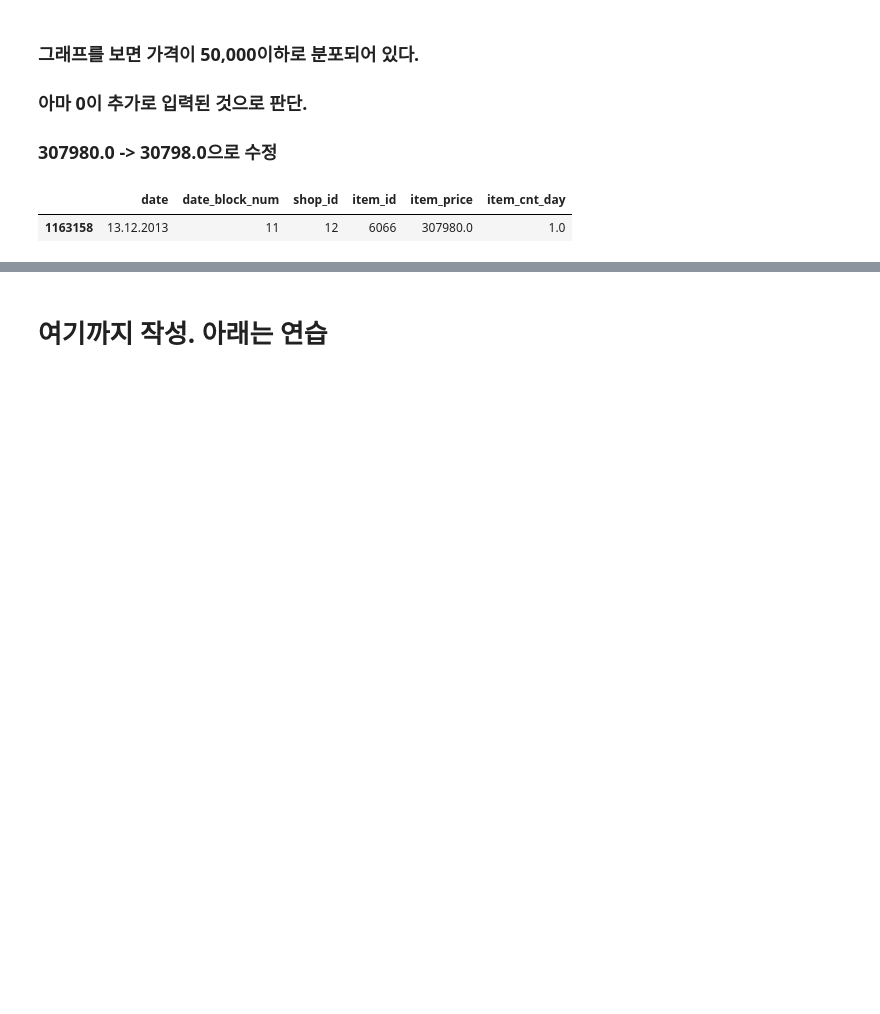
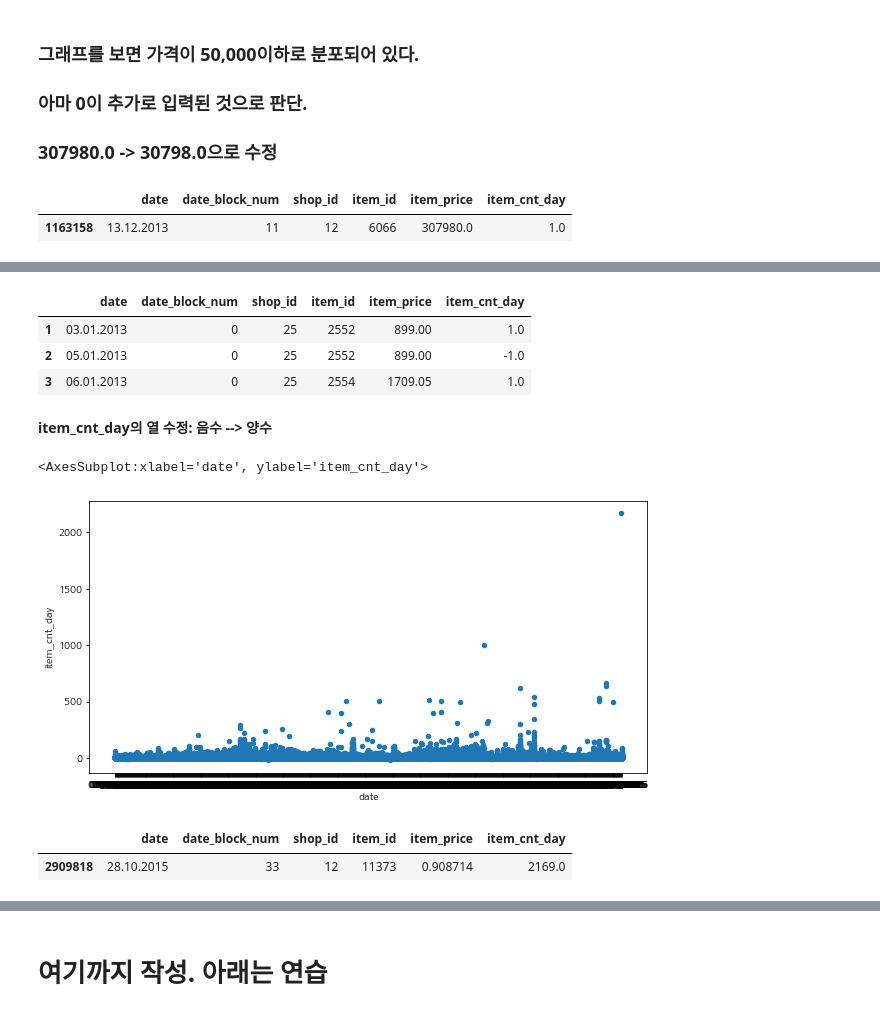
Before and after one commit to Shinest-changwon/AIFFEL_1st_Hackathon, a Jupyter notebook: 2.code/8조_해커톤_210208.ipynb, the cells around one changed output, grey strips where cells are left out. Drawn from its saved outputs; the diff is of its cells as text; code cells hidden in the pictures; blank space fills up the shorter version.

```diff
--- a/2.code/8조_해커톤_210208.ipynb
+++ b/2.code/8조_해커톤_210208.ipynb
@@ -281,0 +429,12 @@ train.iloc[1163158:1163159, :]
+# %%
+# 2번 데이터 앞뒤 데이터 함께 보기
+# 1번과 'shop_id', 'item_id' 같지만 (당연하지만 'item_price' 같다) 'item_cnt_day'는 -1이다.
+# >> -1을 1로 변경해야 한다!
+train.iloc[1:4,:]
+# %% [output]
+|  | date | date_block_num | shop_id | item_id | item_price | item_cnt_day |
+| 1 | 03.01.2013 | 0 | 25 | 2552 | 899.00 | 1.0 |
+| 2 | 05.01.2013 | 0 | 25 | 2552 | 899.00 | -1.0 |
+| 3 | 06.01.2013 | 0 | 25 | 2554 | 1709.05 | 1.0 |
+# %% [markdown]
+**item_cnt_day의 열 수정: 음수 --> 양수**
@@ -281,0 +451,10 @@ train.iloc[1163158:1163159, :]
+# %%
+train.plot(kind='scatter', x='date', y='item_cnt_day')
+# %% [output]
+<AxesSubplot:xlabel='date', ylabel='item_cnt_day'>
+[figure, added]
+# %%
+train[train['item_cnt_day']>2000]
+# %% [output]
+|  | date | date_block_num | shop_id | item_id | item_price | item_cnt_day |
+| 2909818 | 28.10.2015 | 33 | 12 | 11373 | 0.908714 | 2169.0 |
```
Also changed, not shown: parts of 48 cells of this notebook.
